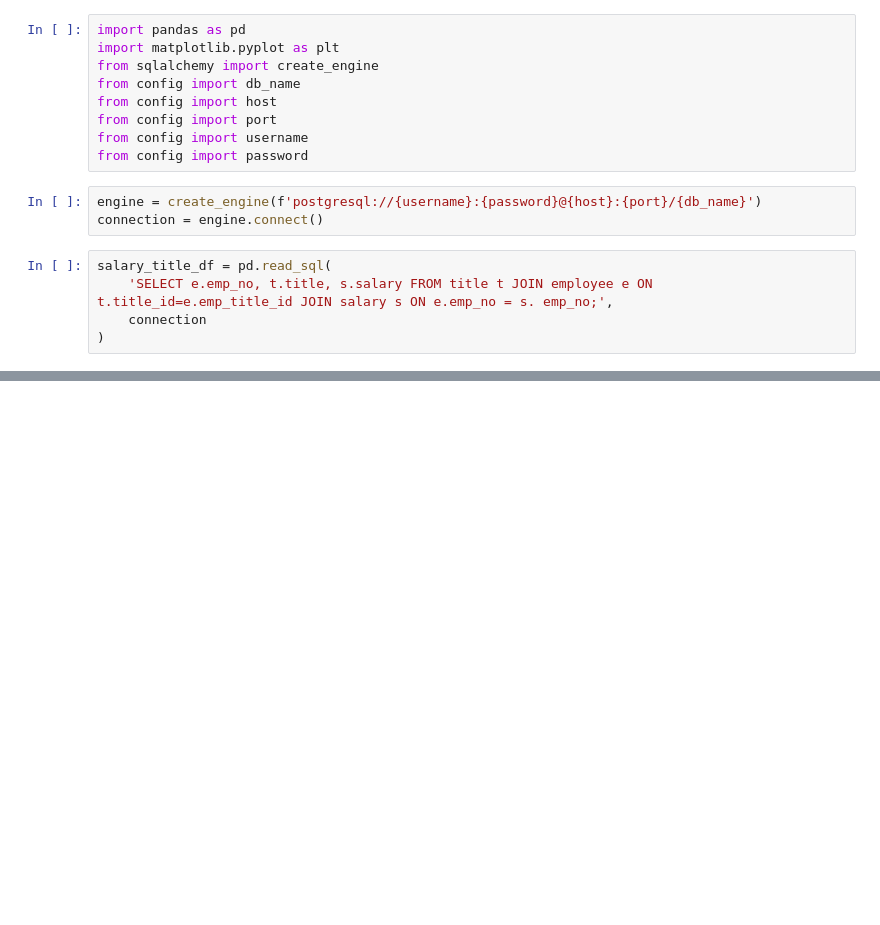
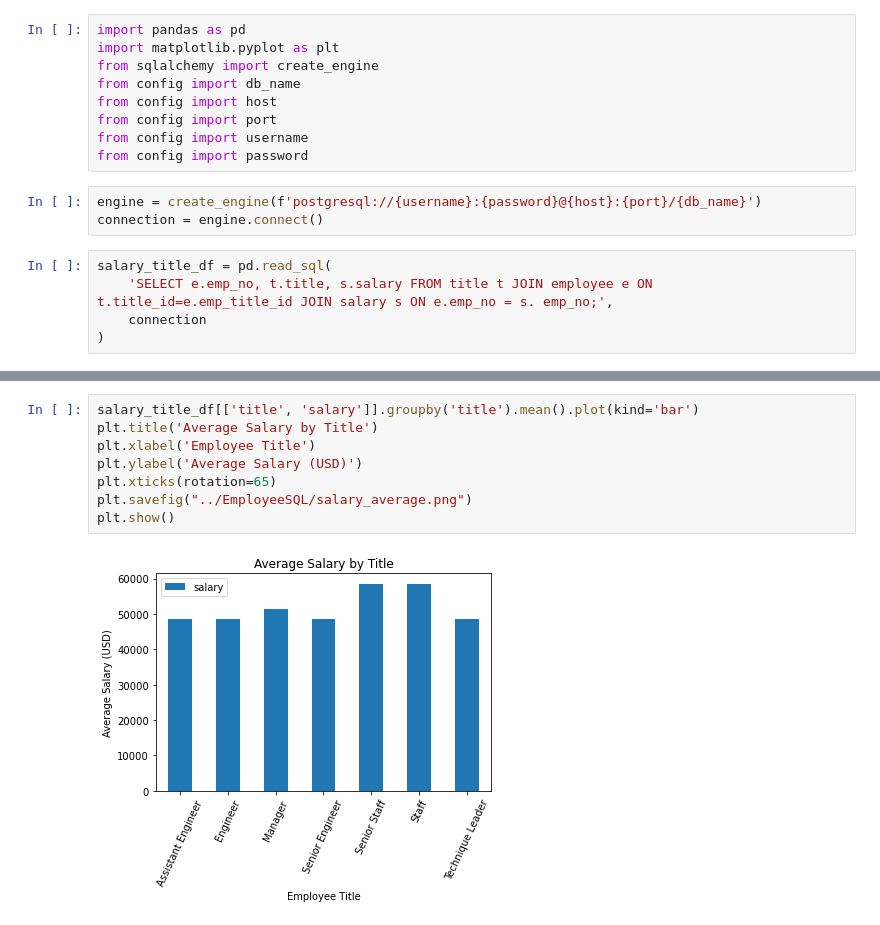
Before and after one commit to ashleighdevito/sql-challenge, a Jupyter notebook: working/employee_analysis.ipynb, the cells around one changed output, grey strips where cells are left out. Saved outputs shown, nothing was run; the diff lists cells and outputs as text; blank space fills up the shorter version.

```diff
--- a/working/employee_analysis.ipynb
+++ b/working/employee_analysis.ipynb
@@ -33,0 +27,10 @@ salary_title_df
+# %%
+salary_title_df[['title', 'salary']].groupby('title').mean().plot(kind='bar')
+plt.title('Average Salary by Title')
+plt.xlabel('Employee Title')
+plt.ylabel('Average Salary (USD)')
+plt.xticks(rotation=65)
+plt.savefig("../EmployeeSQL/salary_average.png")
+plt.show()
+# %% [output]
+[figure, added]
```
Also changed, not shown: parts of 2 cells of this notebook, 2 other files.
